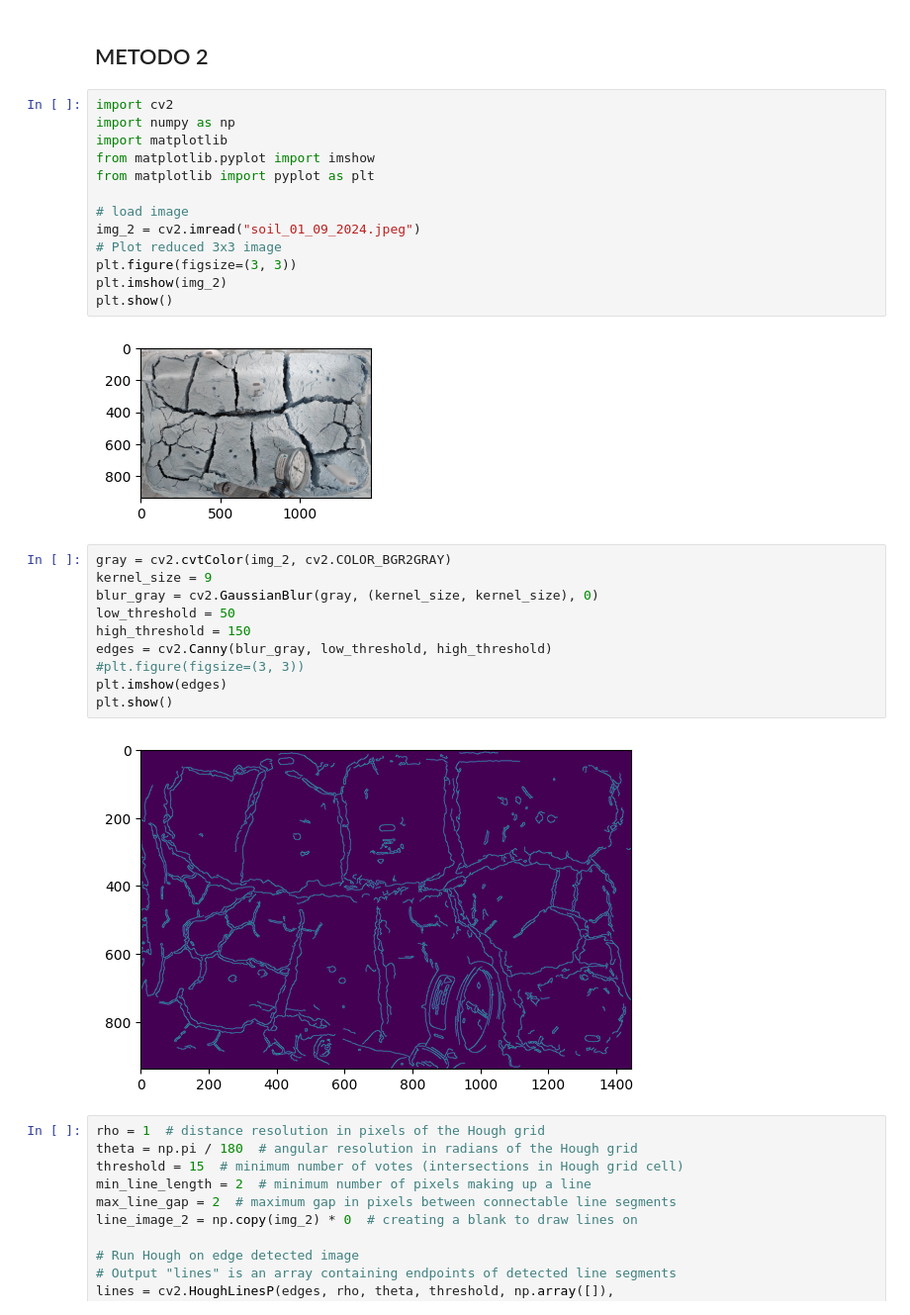
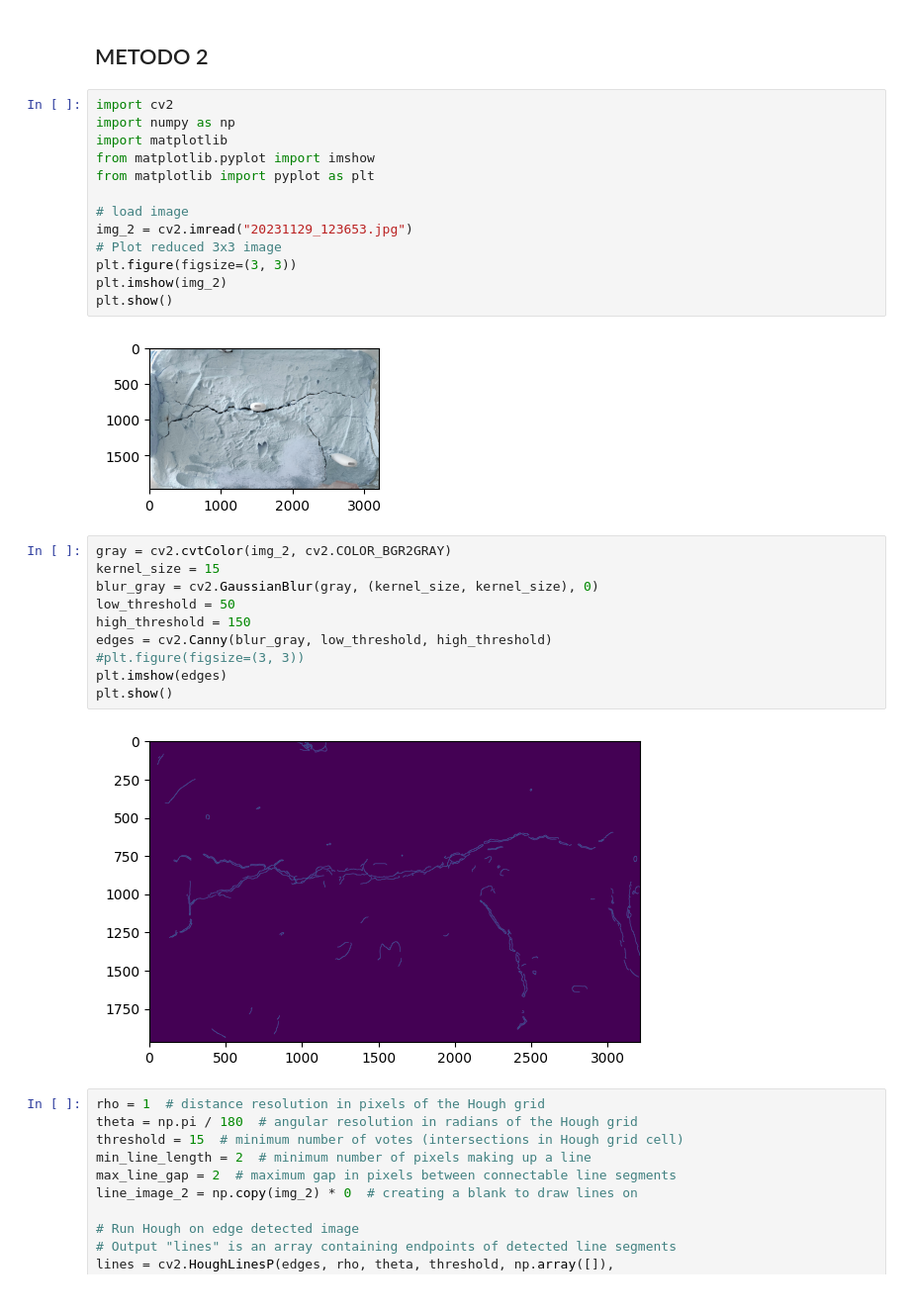
Before and after one commit to eadelgadillom/Projects_Private, a Jupyter notebook: image_processing_.ipynb, the cells around one changed output. Shown at 99% size. Cells and saved outputs as stored; diff of their text form.

Commit message:
folder_images

```diff
--- a/image_processing_.ipynb
+++ b/image_processing_.ipynb
@@ -58,21 +70,21 @@ Crack percent: 27.74
 # %%
 import cv2
 import numpy as np
 import matplotlib
 from matplotlib.pyplot import imshow
 from matplotlib import pyplot as plt
 
 # load image
-img_2 = cv2.imread("soil_01_09_2024.jpeg")
+img_2 = cv2.imread("20231129_123653.jpg")
 # Plot reduced 3x3 image
 plt.figure(figsize=(3, 3))
 plt.imshow(img_2)
 plt.show()
 # %% [output]
-[figure, old version]
+[figure, new version]
 # %%
 gray = cv2.cvtColor(img_2, cv2.COLOR_BGR2GRAY)
-kernel_size = 9
+kernel_size = 15
 blur_gray = cv2.GaussianBlur(gray, (kernel_size, kernel_size), 0)
 low_threshold = 50
 high_threshold = 150
@@ -81,7 +93,7 @@ edges = cv2.Canny(blur_gray, low_threshold, high_threshold)
 plt.imshow(edges)
 plt.show()
 # %% [output]
-[figure, old version]
+[figure, new version]
 # %%
 rho = 1  # distance resolution in pixels of the Hough grid
 theta = np.pi / 180  # angular resolution in radians of the Hough grid
```
Also changed, not shown: parts of 8 cells of this notebook.
